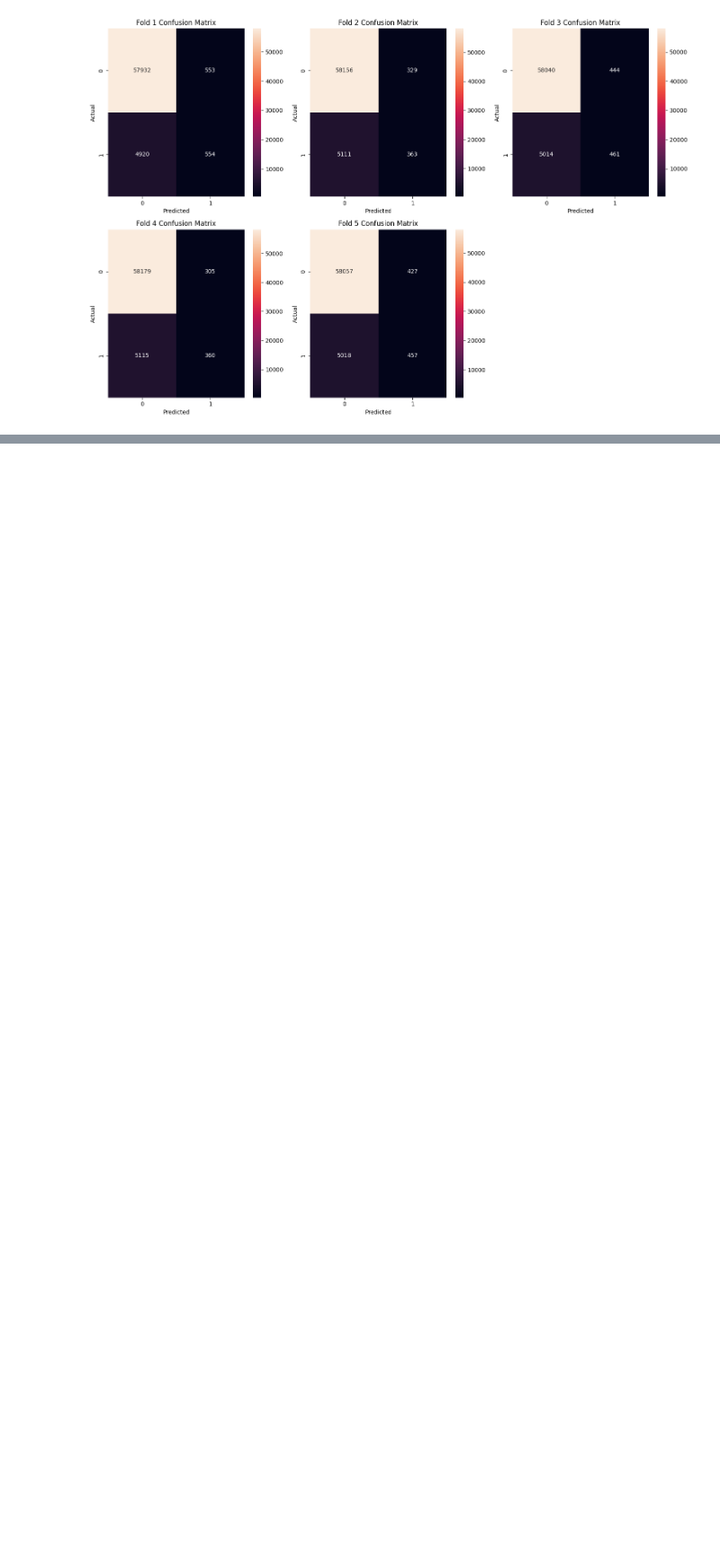
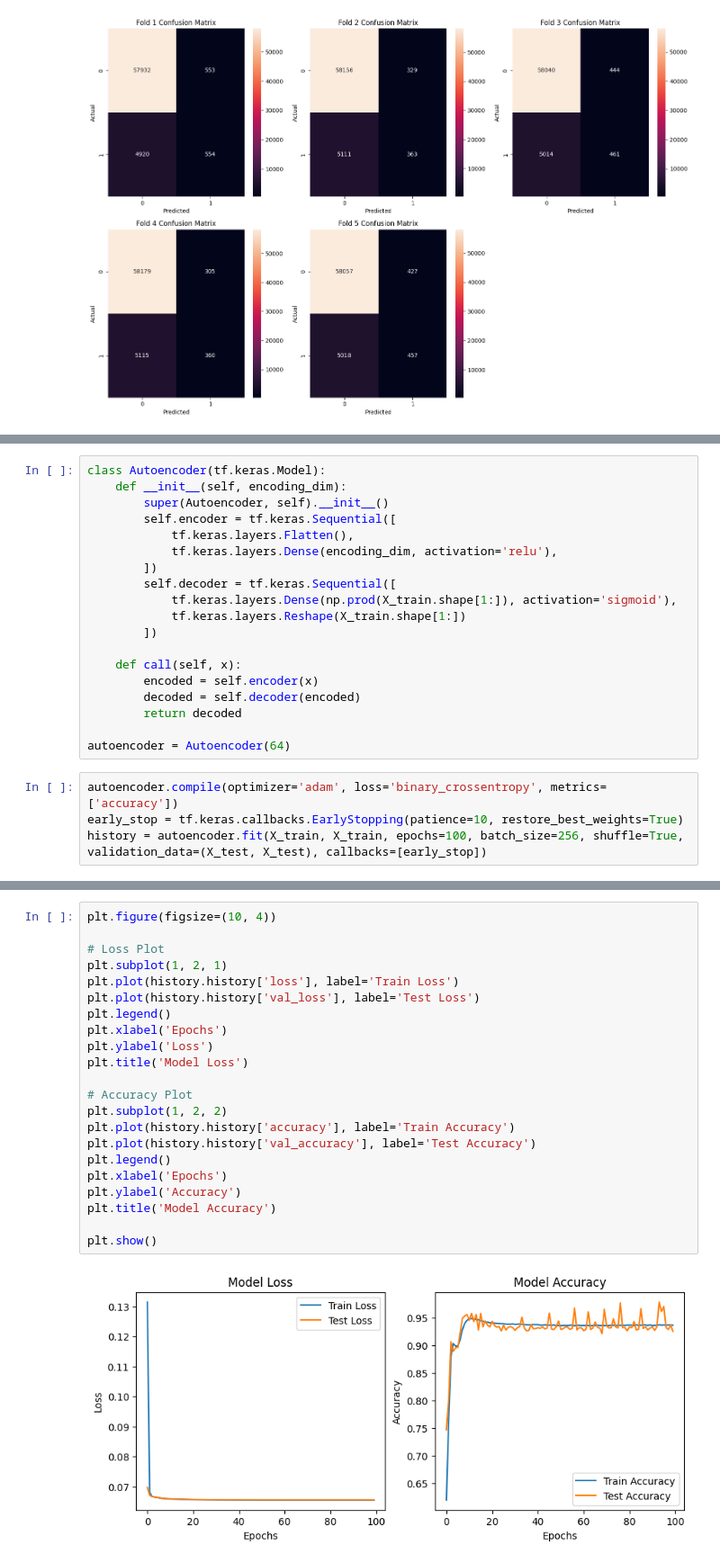
Before and after one commit to yahyamomtaz/Heart-Attack-Project, a Jupyter notebook: Mod_B_colab.ipynb, the cells around one changed output, grey strips where cells are left out. Shown at 90% size. Cells and saved outputs as stored; diff of their text form; blank space fills up the shorter version.

Commit message:
autoencoder added

```diff
--- a/Mod_B_colab.ipynb
+++ b/Mod_B_colab.ipynb
@@ -944,0 +988,23 @@ plot_confusion_matrices(confusion_matrices)
+# %%
+class Autoencoder(tf.keras.Model):
+    def __init__(self, encoding_dim):
+        super(Autoencoder, self).__init__()
+        self.encoder = tf.keras.Sequential([
+            tf.keras.layers.Flatten(),
+            tf.keras.layers.Dense(encoding_dim, activation='relu'),
+        ])
+        self.decoder = tf.keras.Sequential([
+            tf.keras.layers.Dense(np.prod(X_train.shape[1:]), activation='sigmoid'),
+            tf.keras.layers.Reshape(X_train.shape[1:])
+        ])
+
+    def call(self, x):
+        encoded = self.encoder(x)
+        decoded = self.decoder(encoded)
+        return decoded
+
+autoencoder = Autoencoder(64)
+# %%
+autoencoder.compile(optimizer='adam', loss='binary_crossentropy', metrics=['accuracy'])
+early_stop = tf.keras.callbacks.EarlyStopping(patience=10, restore_best_weights=True)
+history = autoencoder.fit(X_train, X_train, epochs=100, batch_size=256, shuffle=True, validation_data=(X_test, X_test), callbacks=[early_stop])
@@ -944,0 +1029,24 @@ plot_confusion_matrices(confusion_matrices)
+# %%
+plt.figure(figsize=(10, 4))
+
+# Loss Plot
+plt.subplot(1, 2, 1)
+plt.plot(history.history['loss'], label='Train Loss')
+plt.plot(history.history['val_loss'], label='Test Loss')
+plt.legend()
+plt.xlabel('Epochs')
+plt.ylabel('Loss')
+plt.title('Model Loss')
+
+# Accuracy Plot
+plt.subplot(1, 2, 2)
+plt.plot(history.history['accuracy'], label='Train Accuracy')
+plt.plot(history.history['val_accuracy'], label='Test Accuracy')
+plt.legend()
+plt.xlabel('Epochs')
+plt.ylabel('Accuracy')
+plt.title('Model Accuracy')
+
+plt.show()
+# %% [output]
+[figure, added]
```
Also changed, not shown: parts of 12 cells of this notebook, 2 other files.
